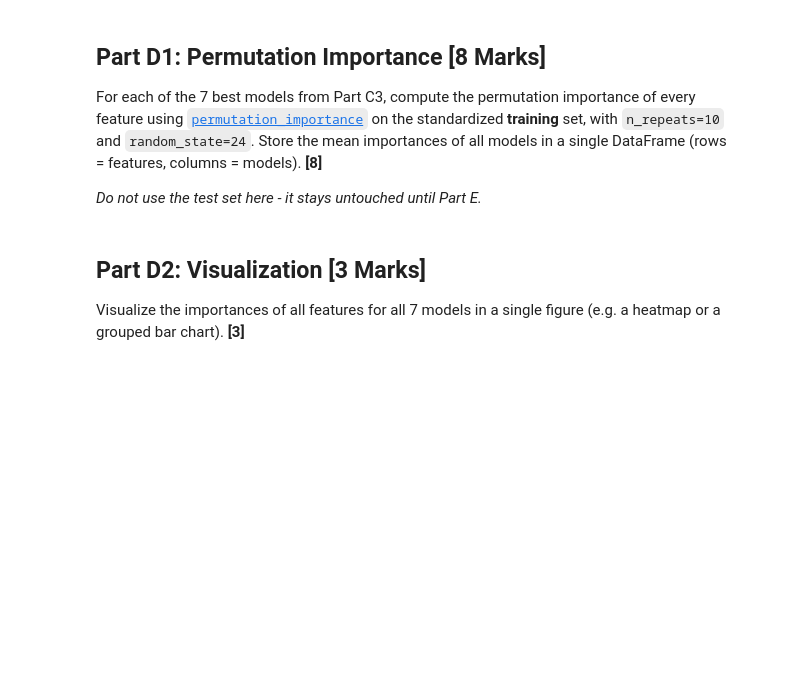
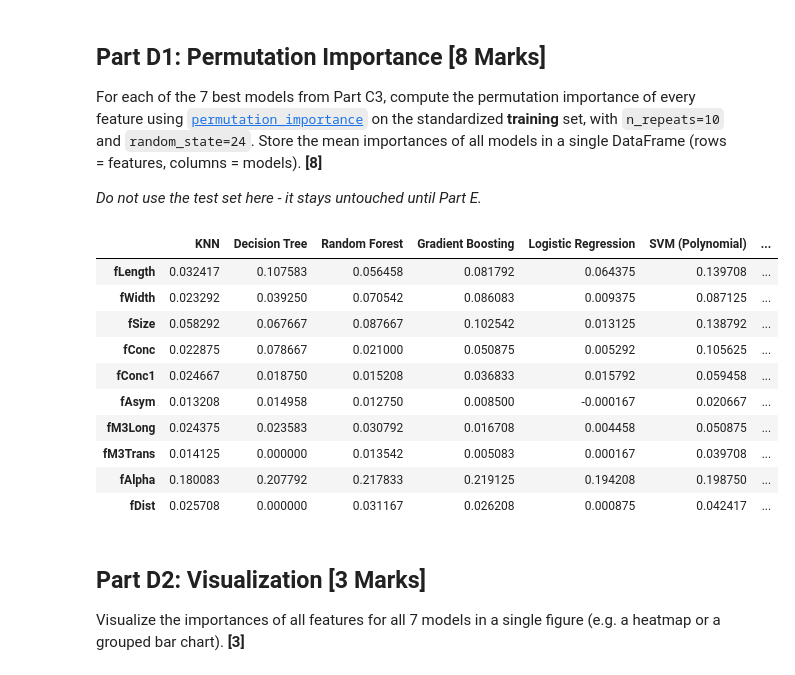
Before and after one commit to AngieCreate/MIE370_Assignment_2, a Jupyter notebook: MIE370_Assignment_2_Classification_and_Ensemble_models.ipynb, the cells around one changed output. Cells and saved outputs as stored; diff of their text form; code cells hidden in the pictures; blank space fills up the shorter version.

Commit message:
Finished Part D1-D4

```diff
--- a/MIE370_Assignment_2_Classification_and_Ensemble_models.ipynb
+++ b/MIE370_Assignment_2_Classification_and_Ensemble_models.ipynb
@@ -868,3 +866,51 @@ For each of the 7 best models from Part C3, compute the permutation importance o
+# %%
+### YOUR CODE HERE ###
+# 1. Since I saved the best model for each, relocated them into a dictonary by using the model as the key name
+models_dict = {
+    "KNN": best_knn,
+    "Decision Tree": best_dt_model,
+    "Random Forest": best_rf_model,
+    "Gradient Boosting": best_gb_model,
+    "Logistic Regression": best_lr_model,
+    "SVM (Polynomial)": best_svm_model,
+    "SVM (Radial)": best_svm_rbf_model
+}
+
+# 2. Dictionary for importance results
+importance_results = {}
+
+# 3. Calculate permutation importance on X_train and y_train for each model
+for model_name, model_instance in models_dict.items():
+    # Compute permutation importance using parameters requested above
+    result = permutation_importance(
+        estimator=model_instance,
+        X=X_train,
+        y=y_train,
+        n_repeats=10,
+        random_state=24,
+        n_jobs=-1
+    )
+
+    # Save mean scores into the dictionary I made in part 2
+    importance_results[model_name] = result.importances_mean
+
+# 4. Convert the dictionary into a df
+df_importance = pd.DataFrame(importance_results, index=X_train.columns) # using X_train.columns to match feature names
+
+# 5. Display
+df_importance
+# %% [output]
+|  | KNN | Decision Tree | Random Forest | Gradient Boosting | Logistic Regression | SVM (Polynomial) | ... |
+| fLength | 0.032417 | 0.107583 | 0.056458 | 0.081792 | 0.064375 | 0.139708 | ... |
+| fWidth | 0.023292 | 0.039250 | 0.070542 | 0.086083 | 0.009375 | 0.087125 | ... |
+| fSize | 0.058292 | 0.067667 | 0.087667 | 0.102542 | 0.013125 | 0.138792 | ... |
+| fConc | 0.022875 | 0.078667 | 0.021000 | 0.050875 | 0.005292 | 0.105625 | ... |
+| fConc1 | 0.024667 | 0.018750 | 0.015208 | 0.036833 | 0.015792 | 0.059458 | ... |
+| fAsym | 0.013208 | 0.014958 | 0.012750 | 0.008500 | -0.000167 | 0.020667 | ... |
+| fM3Long | 0.024375 | 0.023583 | 0.030792 | 0.016708 | 0.004458 | 0.050875 | ... |
+| fM3Trans | 0.014125 | 0.000000 | 0.013542 | 0.005083 | 0.000167 | 0.039708 | ... |
+| fAlpha | 0.180083 | 0.207792 | 0.217833 | 0.219125 | 0.194208 | 0.198750 | ... |
+| fDist | 0.025708 | 0.000000 | 0.031167 | 0.026208 | 0.000875 | 0.042417 | ... |
 # %% [markdown]
 ## Part D2: Visualization **[3 Marks]**
 
```
Also changed, not shown: parts of 9 cells of this notebook.
